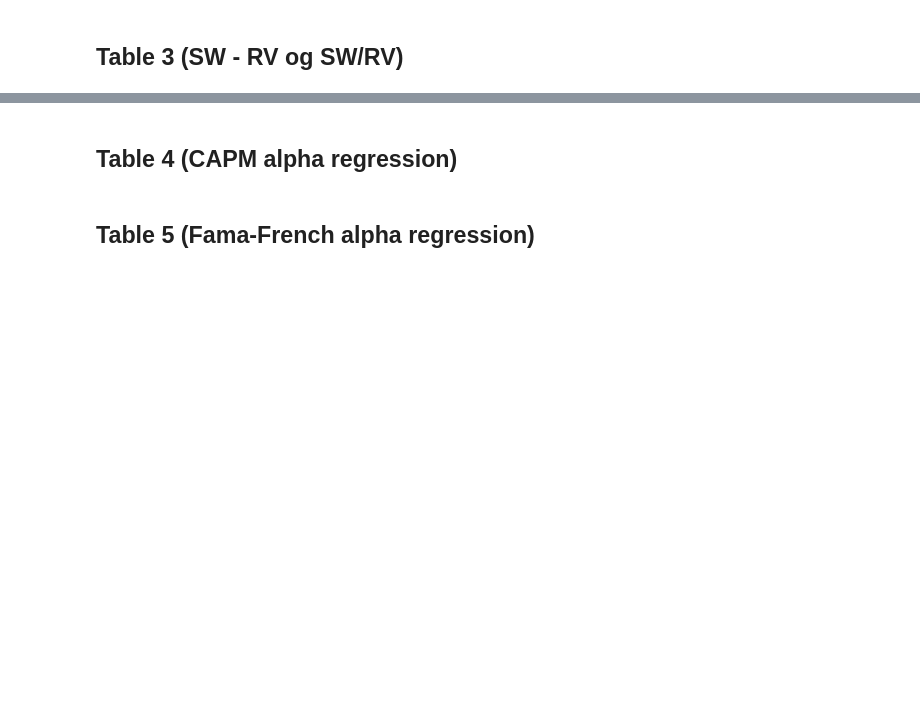
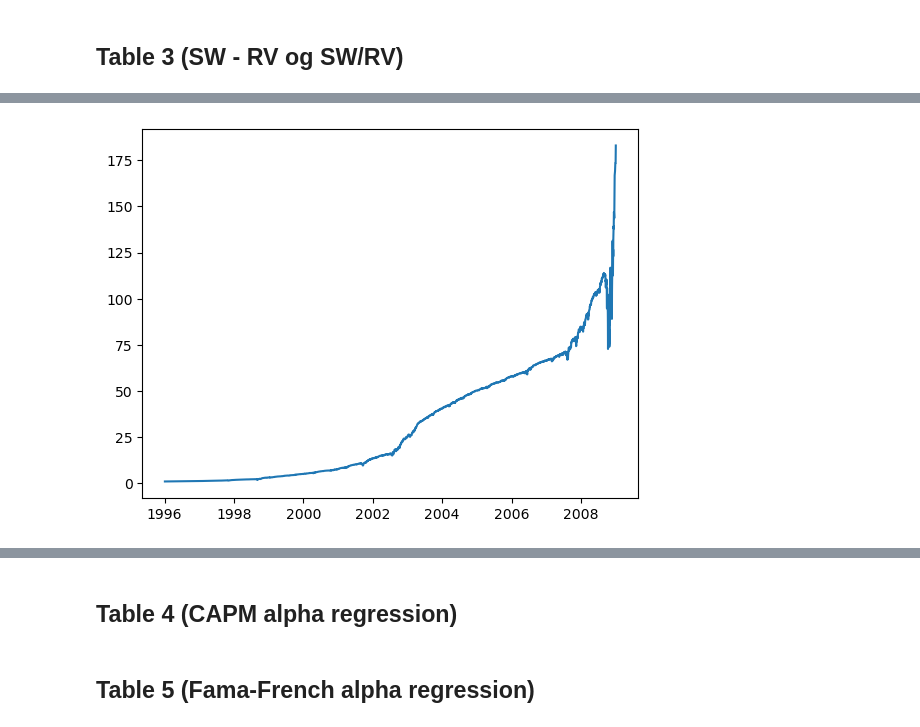
Before and after one commit to MadsHebsgaard/volpy, a Jupyter notebook: main.ipynb, the cells around one changed output, grey strips where cells are left out. Drawn from its saved outputs; the diff is of its cells as text; code cells hidden in the pictures; blank space fills up the shorter version.

```diff
--- a/main.ipynb
+++ b/main.ipynb
@@ -199,0 +87,5 @@ table_lib.CarrWu2009_table_3(summary_dly_df, print_latex = False)
+# %%
+SPX = summary_dly_df[summary_dly_df["ticker"] == "SPX"].reset_index(drop = True)
+SPX = SPX[SPX["SW_return_day"].isna() == False]
+# %%
+SPX_p1 = SPX[SPX["date"].dt.year <= 2008]
@@ -199,0 +94,5 @@ table_lib.CarrWu2009_table_3(summary_dly_df, print_latex = False)
+# %%
+plt.plot(SPX_p1["date"], np.cumprod(1-SPX_p1["SW_return_day"]))
+plt.show()
+# %% [output]
+[figure, added]
```
Also changed, not shown: parts of 48 cells of this notebook.
